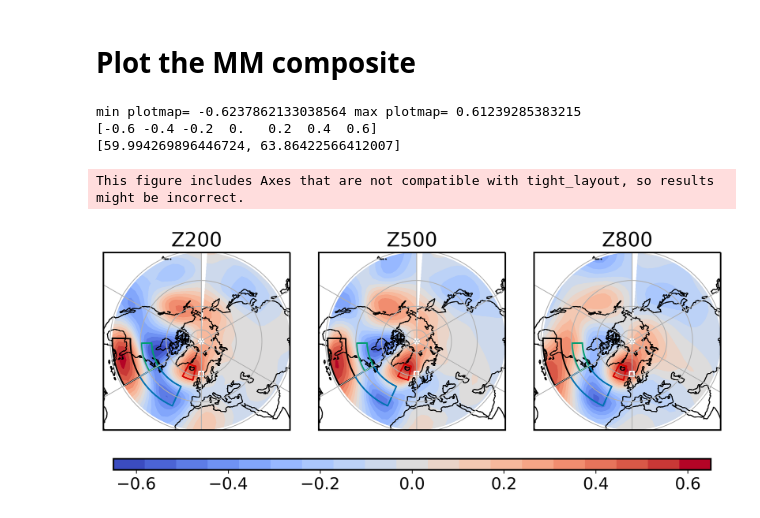
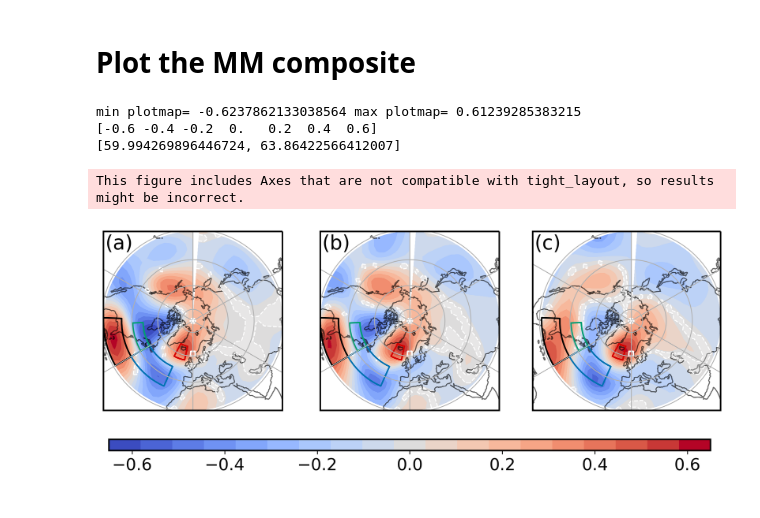
Before and after one commit to hzhang-math/BlockingSHAPTL, a Jupyter notebook: Fig6_ERA5-composite-maps-compute-plot.ipynb, the cells around one changed output. Saved outputs shown, nothing was run; the diff lists cells and outputs as text; code cells hidden in the pictures.

```diff
--- a/Fig6_ERA5-composite-maps-compute-plot.ipynb
+++ b/Fig6_ERA5-composite-maps-compute-plot.ipynb
@@ -88,7 +96,7 @@ def polorplot(ax,data_xr,max_abs,levels):
     )
     gl=ax.gridlines(draw_labels=False)
     gl.ylocator = mticker.FixedLocator([20,40,60,80])
-    ax.coastlines()
+    ax.coastlines(alpha=0.6)
 
     return ax,im
 
@@ -117,6 +125,7 @@ def polorplot_levels(plotmap,latitudes,longitudes ,minval,maxval, label, number_
     fig.tight_layout()
     return fig,ax,ims
 
+
 def add_sq(sq,ax):
     if sq:
         path="/scratch/hz1994/blocking/MMmodel/MMmodel/notebooks/shap_values_list_epoch_%d/"%4
@@ -210,27 +312,33 @@ This figure includes Axes that are not compatible with tight_layout, so results
 # %%
 blocking_composite_MM=np.load("/scratch/hz1994/blocking/MMmodel/MMmodel/notebooks/All_paper_Jupyter_script/blocking_composite_MM.npy")
 fig,ax,_=polorplot_levels(blocking_composite_MM,latitudes,longitudes,\
                                 minval=-0.65,maxval=0.65,label="",\
                           number_levels=20,iv=0.2)
+
+p_values_MM=np.load("/scratch/hz1994/blocking/MMmodel/MMmodel/notebooks/All_paper_Jupyter_script/blocking_MM_p_values.npy")
+significance_mask = p_values_MM < 0.05
+fig,ax=significance (significance_mask, latitudes,longitudes,)
 
 sq=True
 str_sq=sq*"_sq"
 ax=add_sq(sq,ax)
 
 lat_atl=[latitudes[10] ,latitudes[11] ]
 lon_atl=[longitudes[44],longitudes[45],longitudes[46] ]
 print(lat_atl)
 line_lat=[lat_atl[0],lat_atl[0],lat_atl[0],lat_atl[1],lat_atl[1],lat_atl[1],lat_atl[0]]
 line_lon=[lon_atl[0],lon_atl[1],lon_atl[2],lon_atl[2],lon_atl[1],lon_atl[0],lon_atl[0]]
 
 ax[0].plot(line_lon, line_lat,'w-',alpha = 1,transform=ccrs.PlateCarree(), label='atl')
 ax[1].plot(line_lon, line_lat,'w-',alpha = 1,transform=ccrs.PlateCarree(), label='atl')
 ax[2].plot(line_lon, line_lat,'w-',alpha = 1,transform=ccrs.PlateCarree(), label='atl')
-
-fig.savefig("Fig7_MM_composite"+str_sq+'.png',dpi=300, bbox_inches = "tight")
+ax[0].text(0.01,0.9, "(a)", transform=ax[0].transAxes, fontsize="large")
+ax[1].text(0.01,0.9, "(b)", transform=ax[1].transAxes,  fontsize="large")
+ax[2].text(0.01,0.9, "(c)", transform=ax[2].transAxes,  fontsize="large")
+fig.savefig("Fig6_MM_composite"+str_sq+'.png',dpi=300, bbox_inches = "tight")
 # %% [output]
 min plotmap= -0.6237862133038564 max plotmap= 0.61239285383215
 [-0.6 -0.4 -0.2  0.   0.2  0.4  0.6]
 [59.994269896446724, 63.86422566412007]
 This figure includes Axes that are not compatible with tight_layout, so results might be incorrect.
-[figure, old version]
+[figure, new version]
```
Also changed, not shown: parts of 5 cells of this notebook, 11 other files.
